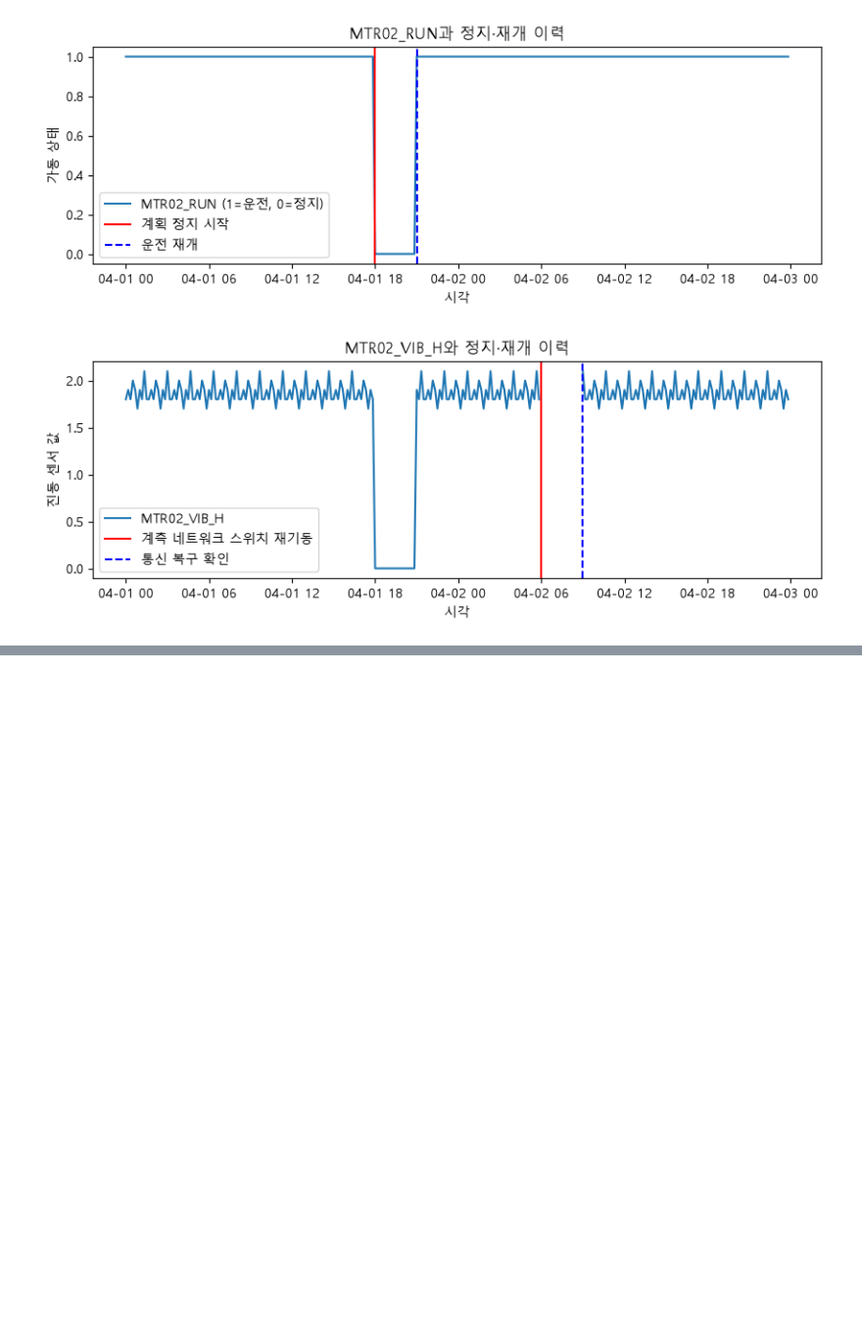
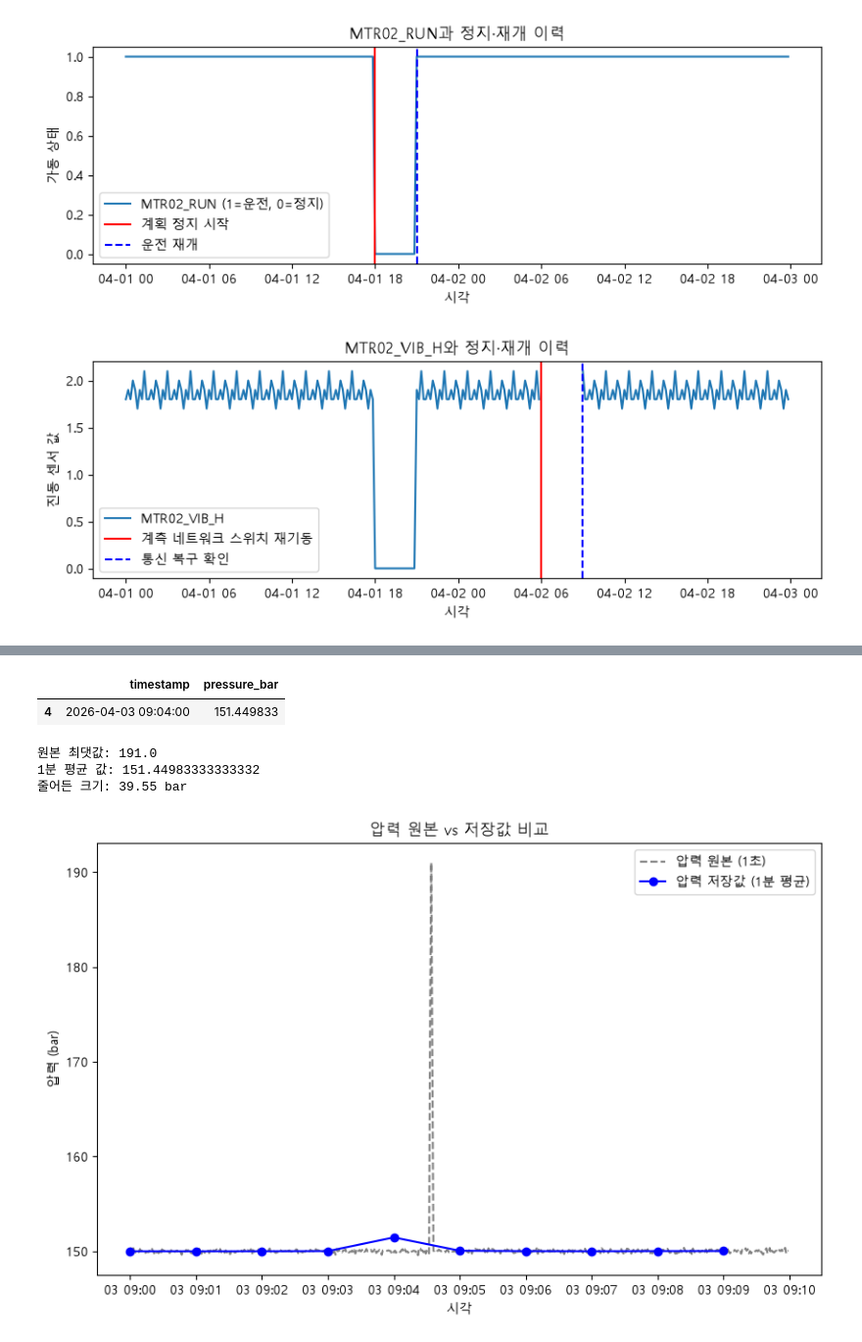
Before and after one commit to madcoww/AI-Equipment-Failure-Prediction, a Jupyter notebook: practice/day32/day32_note.ipynb, the cells around one changed output, grey strips where cells are left out. Shown at 98% size. Drawn from its saved outputs; the diff is of its cells as text; code cells hidden in the pictures; blank space fills up the shorter version.

```diff
--- a/practice/day32/day32_note.ipynb
+++ b/practice/day32/day32_note.ipynb
@@ -229,0 +230,35 @@ plt.show()
+# %%
+#03-02 실습: compare raw signals with historian-style reduced samples."""
+
+from pathlib import Path
+
+import pandas as pd
+
+
+BASE = Path("../../lectures/week9/3일차실습_20_261109_11")
+pressure_raw = pd.read_csv(BASE / "03-02_압력_고속원본.csv", parse_dates=["timestamp"])
+pressure_saved = pd.read_csv(BASE / "03-02_압력_1분평균_가공본.csv", parse_dates=["timestamp"])
+temp_raw = pd.read_csv(BASE / "03-02_온도_10초원본.csv", parse_dates=["timestamp"])
+temp_saved = pd.read_csv(BASE / "03-02_온도_5분집계_가공본.csv", parse_dates=["timestamp"])
+temp_deadband = pd.read_csv(BASE / "03-02_온도_데드밴드가공본.csv", parse_dates=["timestamp"])
+metadata = pd.read_csv(BASE / "03-02_데이터출처_메타데이터.csv")
+
+print("=== 행 수 비교 ===")
+print("pressure:", len(pressure_raw), "->", len(pressure_saved))
+print("temperature:", len(temp_raw), "->", len(temp_saved), "->", len(temp_deadband))
+print("\n=== 출처와 저장 조건 ===")
+print(metadata.to_string(index=False))
+print("\n=== 압력 서지 비교 ===")
+print("원본 최댓값:", pressure_raw["pressure_bar"].max(), "bar at", pressure_raw.loc[pressure_raw.pressure_bar.idxmax(), "timestamp"])
+print("1분 평균 최댓값:", pressure_saved["pressure_bar"].max(), "bar")
+print("\n=== 온도 변화 비교 ===")
+for label, frame in (("10초 원본", temp_raw), ("5분 평균", temp_saved), ("데드밴드", temp_deadband)):
+    print(label, "첫/끝:", frame["furnace_temp_c"].iloc[0], frame["furnace_temp_c"].iloc[-1],
+          "서로 다른 값:", frame["furnace_temp_c"].nunique(),
+          "최댓값:", frame["furnace_temp_c"].max())
+print(
+    "\n판정 예시: 1분 평균은 3초 압력 서지를 평균으로 희석합니다. "
+    "온도 5분 집계는 짧은 미세 변화의 시간 위치를 잃고, 데드밴드는 설정 폭보다 작은 "
+    "점진 변화를 기록에서 생략할 수 있습니다."
+)
+print("현장 요청 예시: 원래 주기, 저장·집계 함수, 품질 코드, 데드밴드 폭, 최대값/최소값 태그, 강제 저장 주기를 확인합니다.")
@@ -229,0 +328,27 @@ plt.show()
+# %%
+서지_1분평균 = pressure_saved[pressure_saved["timestamp"] == "2026-04-03 09:04:00"]
+서지_1분평균
+# %% [output]
+|  | timestamp | pressure_bar |
+| 4 | 2026-04-03 09:04:00 | 151.449833 |
+# %%
+원본_최댓값 = pressure_raw["pressure_bar"].max()
+평균_최댓값 = 서지_1분평균["pressure_bar"].iloc[0]
+print("원본 최댓값:", 원본_최댓값)
+print("1분 평균 값:", 평균_최댓값)
+print("줄어든 크기:", round(원본_최댓값 - 평균_최댓값, 2), "bar")
+# %% [output]
+원본 최댓값: 191.0
+1분 평균 값: 151.44983333333332
+줄어든 크기: 39.55 bar
+# %%
+plt.figure(figsize=(10, 6))
+plt.plot(pressure_raw["timestamp"], pressure_raw["pressure_bar"],color="gray", linestyle="--", label="압력 원본 (1초)")
+plt.plot(pressure_saved["timestamp"], pressure_saved["pressure_bar"], color="blue", marker="o", label="압력 저장값 (1분 평균)")
+plt.legend()
+plt.xlabel("시각")
+plt.ylabel("압력 (bar)")
+plt.title("압력 원본 vs 저장값 비교")
+plt.show()
+# %% [output]
+[figure, added]
```
Also changed, not shown: parts of 32 cells of this notebook, 1 other file.
